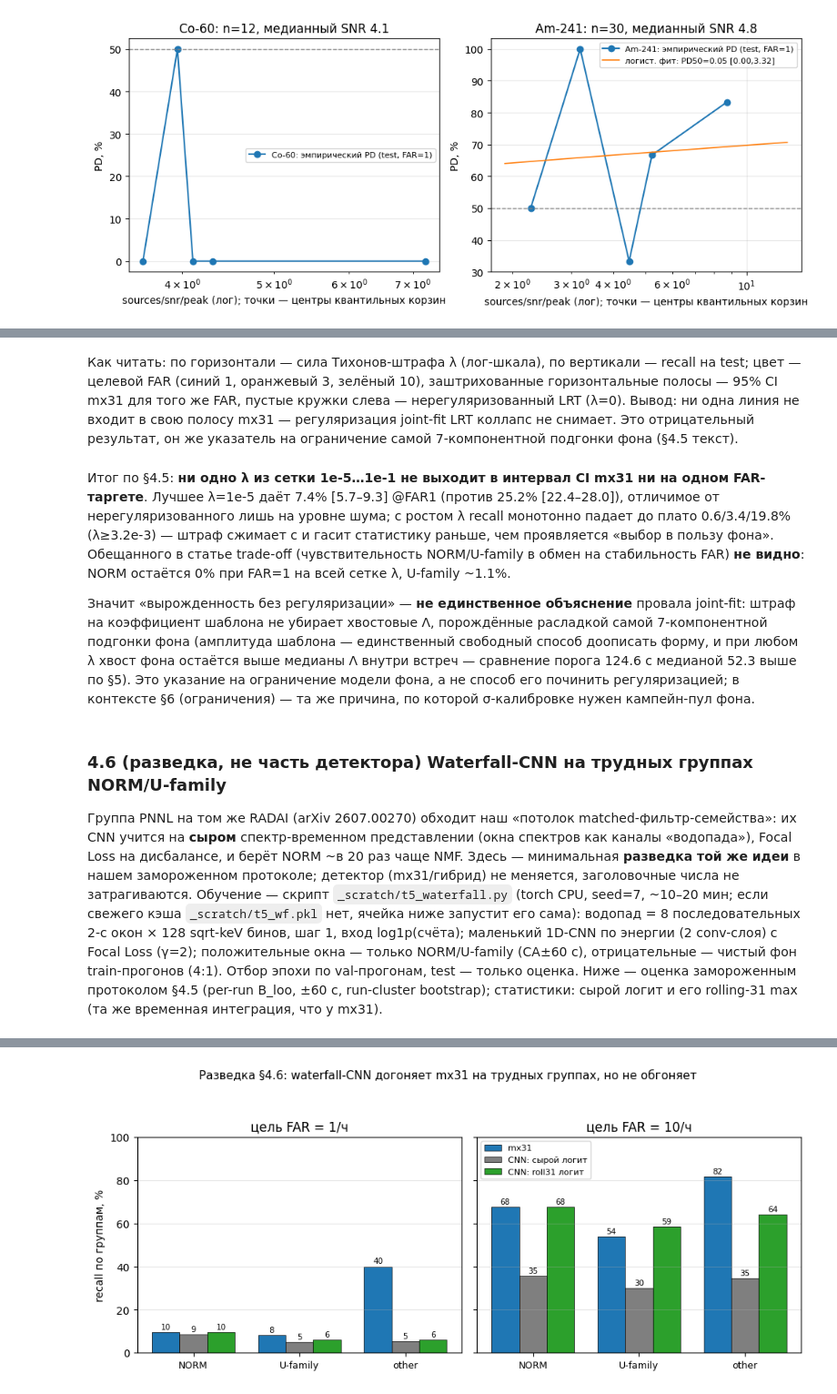
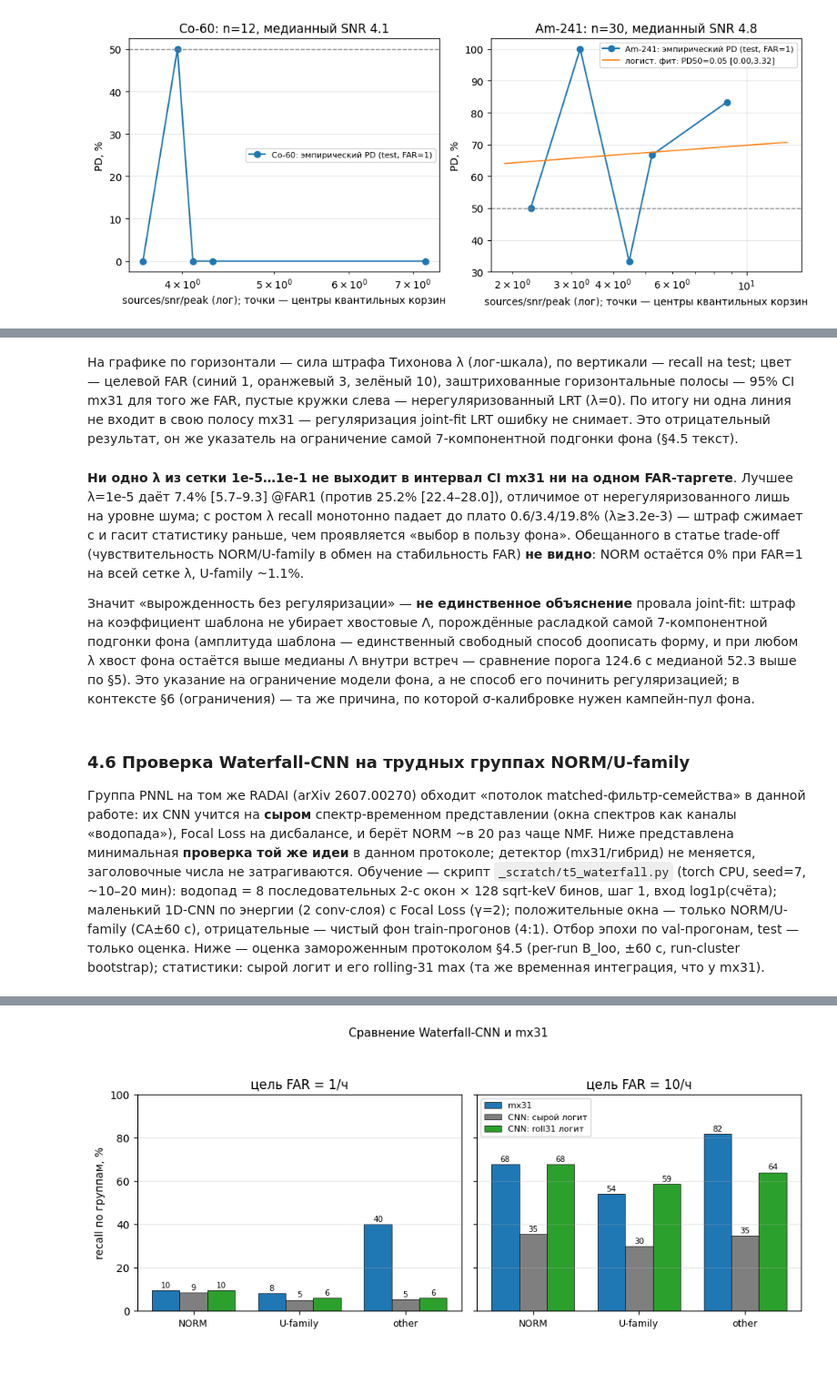
Before and after one commit to VladimirZarodov/ml-radai-radiation-detection, a Jupyter notebook: Matched_Filter_Detection.ipynb, the cells around one changed output, grey strips where cells are left out. Shown at 91% size. Drawn from its saved outputs; the diff is of its cells as text; code cells hidden in the pictures; blank space fills up the shorter version.

```diff
--- a/Matched_Filter_Detection.ipynb
+++ b/Matched_Filter_Detection.ipynb
@@ -1734,6 +1727,5 @@ top-3 joint Poisson-EM фит с обновлением `c ← c·(r@u)/(1 + 2λ
 встречи CA±60 с, run-cluster bootstrap, группы — по исправленной карте §4.1.
 # %%
-# ---- TASK 1: Tikhonov/L2-regularized joint-fit LRT, lambda sweep ----
 LAMS = [0.0] + list(np.logspace(-5, -1, 9))
 S4 = '_scratch/t4_l2lrt.pkl'
 
@@ -1778,7 +1770,6 @@ else:
         if (i+1) % 15 == 0: print(f'  {i+1}/123 ({time.time()-t0:.0f}s)')
     pickle.dump(ser, open(S4, 'wb'))
 
-# --- evaluation: тот же замороженный протокол, локальный CAND под каждую статистику ---
 def evaluate_l2(S):
     poolv = np.concatenate([S[r][FARM[r]] for r in ALL_RUNS])
     cand = np.array(sorted(set(np.quantile(poolv, 1 - dq/100)), reverse=True))
@@ -1803,7 +1794,6 @@ def evaluate_l2(S):
 ENC4 = [(r, group(names[int(c['sid'][j])]))
         for r in ALL_RUNS for c in [cache[r]] for j in range(len(c['snr']))
         if (np.abs(c['wtime'] - c['stime'][j]) < 60).any()]
-# (встречи test-прогонов, в том же порядке, что и emax ниже)
 ENC4t = [(r, g) for r, g in ENC4 if r in set(TEST_RUNS)]
 WM4 = {(r, j): np.abs(cache[r]['wtime'] - cache[r]['stime'][j]) < 60
        for r in ALL_RUNS for j in range(len(cache[r]['snr']))
@@ -1824,7 +1814,6 @@ def boot4(h, runs, B=600, seed=5):
         out.append((cnt*hs).sum()/(cnt*ns).sum())
     return np.percentile(out, [2.5, 97.5])*100
 
-# контроль 1: mx31 через эту же функцию обязан дать заголовочные числа
 Sx = {r: pd.Series(cache[r]['bestA'].astype(np.float64)).rolling(31, min_periods=1).max().to_numpy() for r in ALL_RUNS}
 ex = emax4(Sx); MXCI = {}
 thrx = evaluate_l2(Sx)
@@ -1835,7 +1824,6 @@ for target in (1, 3, 10):
     print(f'  @FAR{target:2d}: {hit.mean()*100:5.1f}% [{lo:4.1f},{hi:4.1f}]')
 assert abs(MXCI[1][0]-25.2) < 0.051 and abs(MXCI[3][0]-40.5) < 0.051 and abs(MXCI[10][0]-70.0) < 0.051
 
-# контроль 2: lam=0 обязан воспроизвести нерегуляризованный LRT из §5 (7.0/12.6/40.1)
 S0 = {r: ser[r][0.0].astype(np.float64) for r in ALL_RUNS}
 e0 = emax4(S0); thr0 = evaluate_l2(S0); raw = []
 for target in (1, 3, 10):
@@ -1864,7 +1852,7 @@ for target in (1, 3, 10):
     sub = [x for x in res4 if x['far'] == target]
     best = max(sub, key=lambda x: x['recall'])
     flag = ('в пределах/выше CI mx31 — реальный кандидат'
-            if best['recall'] >= MXCI[target][1] else 'вне CI mx31 — коллапс не снят')
+            if best['recall'] >= MXCI[target][1] else 'вне CI mx31 — ошибка не снята')
     print(f"  @FAR{target}: best lam={best['lam']:.0e} recall={best['recall']:.1f}% "
           f"[{best['lo']:.1f},{best['hi']:.1f}] vs mx31 {MXCI[target][0]:.1f}% "
           f"[{MXCI[target][1]:.1f},{MXCI[target][2]:.1f}] -> {flag}")
@@ -1908,12 +1895,12 @@ fig.tight_layout(); fig.savefig('figures/06_lambda.png', dpi=130); plt.show()
 # %% [markdown]
-Как читать: по горизонтали — сила Тихонов-штрафа λ (лог-шкала), по вертикали — recall на
+На графике по горизонтали — сила штрафа Тихонова λ (лог-шкала), по вертикали — recall на
 test; цвет — целевой FAR (синий 1, оранжевый 3, зелёный 10), заштрихованные горизонтальные
 полосы — 95% CI mx31 для того же FAR, пустые кружки слева — нерегуляризованный LRT (λ=0).
-Вывод: ни одна линия не входит в свою полосу mx31 — регуляризация joint-fit LRT коллапс не
+По итогу ни одна линия не входит в свою полосу mx31 — регуляризация joint-fit LRT ошибку не
 снимает. Это отрицательный результат, он же указатель на ограничение самой 7-компонентной
 подгонки фона (§4.5 текст).
 # %% [markdown]
-Итог по §4.5: **ни одно λ из сетки 1e-5…1e-1 не выходит в интервал CI mx31 ни на одном
+**Ни одно λ из сетки 1e-5…1e-1 не выходит в интервал CI mx31 ни на одном
 FAR-таргете**. Лучшее λ=1e-5 даёт 7.4% [5.7–9.3] @FAR1 (против 25.2% [22.4–28.0]), отличимое
 от нерегуляризованного лишь на уровне шума; с ростом λ recall монотонно падает до плато
 0.6/3.4/19.8% (λ≥3.2e-3) — штраф сжимает c и гасит статистику раньше, чем проявляется
@@ -1927,14 +1914,13 @@ FAR-таргете**. Лучшее λ=1e-5 даёт 7.4% [5.7–9.3] @FAR1 (пр
 по §5). Это указание на ограничение модели фона, а не способ его починить регуляризацией;
 в контексте §6 (ограничения) — та же причина, по которой σ-калибровке нужен кампейн-пул фона.
 # %% [markdown]
-### 4.6 (разведка, не часть детектора) Waterfall-CNN на трудных группах NORM/U-family
+### 4.6 Проверка Waterfall-CNN на трудных группах NORM/U-family
 
-Группа PNNL на том же RADAI (arXiv 2607.00270) обходит наш «потолок matched-фильтр-семейства»:
+Группа PNNL на том же RADAI (arXiv 2607.00270) обходит «потолок matched-фильтр-семейства» в данной работе:
 их CNN учится на **сыром** спектр-временном представлении (окна спектров как каналы «водопада»),
-Focal Loss на дисбалансе, и берёт NORM ~в 20 раз чаще NMF. Здесь — минимальная **разведка той же
-идеи** в нашем замороженном протоколе; детектор (mx31/гибрид) не меняется, заголовочные числа не
-затрагиваются. Обучение — скрипт `_scratch/t5_waterfall.py` (torch CPU, seed=7, ~10–20 мин; если
-свежего кэша `_scratch/t5_wf.pkl` нет, ячейка ниже запустит его сама):
+Focal Loss на дисбалансе, и берёт NORM ~в 20 раз чаще NMF. Ниже представлена минимальная **проверка той же
+идеи** в данном протоколе; детектор (mx31/гибрид) не меняется, заголовочные числа не
+затрагиваются. Обучение — скрипт `_scratch/t5_waterfall.py` (torch CPU, seed=7, ~10–20 мин):
 водопад = 8 последовательных 2-с окон × 128 sqrt-keV бинов, шаг 1, вход log1p(счёта); маленький
 1D-CNN по энергии (2 conv-слоя) с Focal Loss (γ=2); положительные окна — только NORM/U-family
 (CA±60 с), отрицательные — чистый фон train-прогонов (4:1). Отбор эпохи по val-прогонам,
@@ -1989,26 +1972,25 @@ val AUC 0.6638 (лучшая эпоха 9) | NORM-vs-bg 0.7042 | U-family-vs-bg
 @FAR 3: all  23.2% [20.0,26.2] | NORM  24.7% U-family  20.0% other  25.2% | mx31: NORM  28.0% U-family  22.6% other  55.4%
 @FAR10: all  62.4% [59.1,66.3] | NORM  67.7% U-family  58.6% other  64.0% | mx31: NORM  67.7% U-family  54.0% other  81.6%
 # %%
-# ---- график §4.6: разведка waterfall-CNN vs mx31 ----
 groups = ('NORM', 'U-family', 'other')
 fig, axes_ = plt.subplots(1, 2, figsize=(9.6, 4.2), sharey=True)
 for k, t in enumerate((1, 10)):
     ax_ = axes_[k]
     rec = [WCOL[('roll31 logit', t)]['mxg'][g] for g in groups]
     rawr = [WCOL[('raw logit', t)]['g'][g] for g in groups]
     rollr = [WCOL[('roll31 logit', t)]['g'][g] for g in groups]
     x7 = np.arange(3); w7 = .26
     ax_.bar(x7 - w7, rec, w7, color='tab:blue', label='mx31', edgecolor='k', lw=.5)
     ax_.bar(x7, rawr, w7, color='#7f7f7f', label='CNN: сырой логит', edgecolor='k', lw=.5)
     ax_.bar(x7 + w7, rollr, w7, color='tab:green', label='CNN: roll31 логит', edgecolor='k', lw=.5)
     for xx, v_ in zip(np.concatenate([x7 - w7, x7, x7 + w7]), np.concatenate([rec, rawr, rollr])):
         ax_.text(xx, v_ + 1.3, f'{v_:.0f}', ha='center', fontsize=7.5)
     ax_.set_xticks(x7); ax_.set_xticklabels(groups, fontsize=9)
     ax_.set_title(f'цель FAR = {t}/ч'); ax_.grid(axis='y', alpha=.3); ax_.set_ylim(0, 100)
 axes_[0].set_ylabel('recall по группам, %')
-fig.suptitle('Разведка §4.6: waterfall-CNN догоняет mx31 на трудных группах, но не обгоняет', fontsize=11)
+fig.suptitle('Сравнение Waterfall-CNN и mx31', fontsize=11)
 axes_[1].legend(fontsize=8)
 fig.tight_layout(rect=(0, 0, 1, .93)); fig.savefig('figures/07_waterfall.png', dpi=130); plt.show()
 # %% [output]
-[figure, old version]
+[figure, new version]
 # %% [markdown]
```
Also changed, not shown: parts of 30 cells of this notebook, 2 other files.
